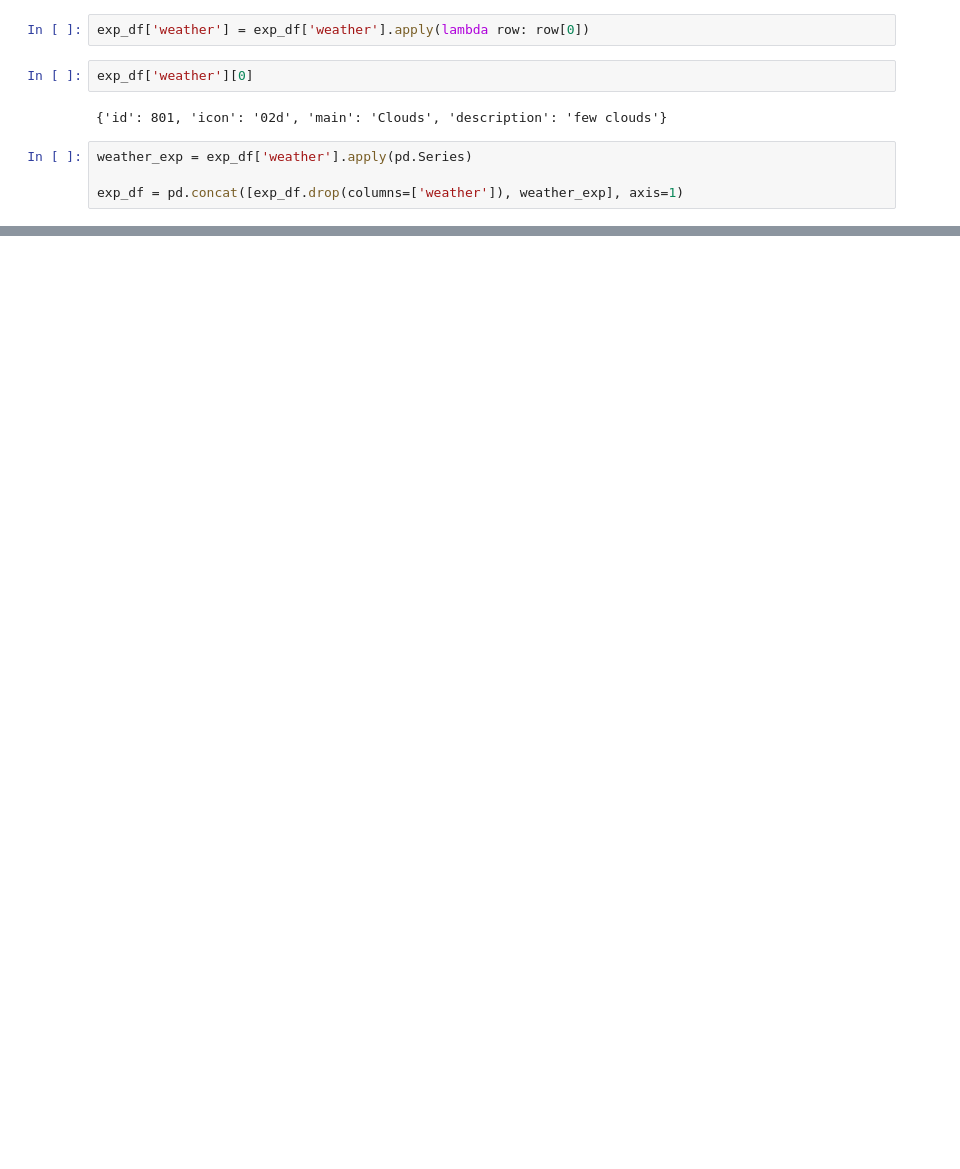
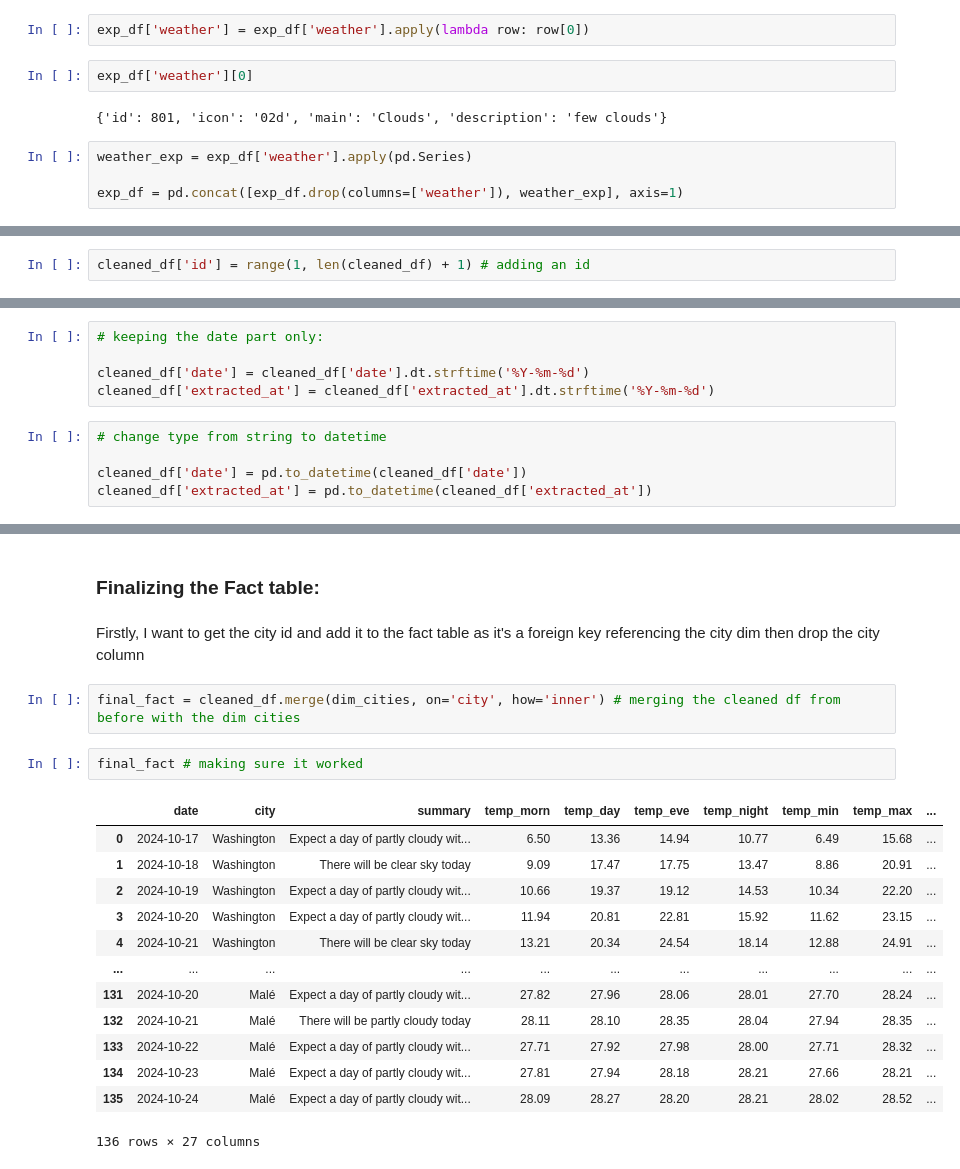
Before and after one commit to reinefakih/BlinkMetrics-Data-Engineering-Project, a Jupyter notebook: testing/transformations_test.ipynb, the cells around one changed output, grey strips where cells are left out. Saved outputs shown, nothing was run; the diff lists cells and outputs as text; blank space fills up the shorter version.

Commit message:
Updated and finalized the transformation testing notebook

```diff
--- a/testing/transformations_test.ipynb
+++ b/testing/transformations_test.ipynb
@@ -446,0 +569,2 @@ exp_df.head()
+# %%
+cleaned_df['id'] = range(1, len(cleaned_df) + 1) # adding an id
@@ -446,0 +582,10 @@ exp_df.head()
+# %%
+# keeping the date part only:
+
+cleaned_df['date'] = cleaned_df['date'].dt.strftime('%Y-%m-%d')
+cleaned_df['extracted_at'] = cleaned_df['extracted_at'].dt.strftime('%Y-%m-%d')
+# %%
+# change type from string to datetime
+
+cleaned_df['date'] = pd.to_datetime(cleaned_df['date'])
+cleaned_df['extracted_at'] = pd.to_datetime(cleaned_df['extracted_at'])
@@ -446,0 +622,22 @@ exp_df.head()
+# %% [markdown]
+### Finalizing the Fact table:
+# %% [markdown]
+Firstly, I want to get the city id and add it to the fact table as it's a foreign key referencing the city dim then drop the city column
+# %%
+final_fact = cleaned_df.merge(dim_cities, on='city', how='inner') # merging the cleaned df from before with the dim cities
+# %%
+final_fact # making sure it worked
+# %% [output]
+|  | date | city | summary | temp_morn | temp_day | temp_eve | temp_night | temp_min | temp_max | ... |
+| 0 | 2024-10-17 | Washington | Expect a day of partly cloudy wit... | 6.50 | 13.36 | 14.94 | 10.77 | 6.49 | 15.68 | ... |
+| 1 | 2024-10-18 | Washington | There will be clear sky today | 9.09 | 17.47 | 17.75 | 13.47 | 8.86 | 20.91 | ... |
+| 2 | 2024-10-19 | Washington | Expect a day of partly cloudy wit... | 10.66 | 19.37 | 19.12 | 14.53 | 10.34 | 22.20 | ... |
+| 3 | 2024-10-20 | Washington | Expect a day of partly cloudy wit... | 11.94 | 20.81 | 22.81 | 15.92 | 11.62 | 23.15 | ... |
+| 4 | 2024-10-21 | Washington | There will be clear sky today | 13.21 | 20.34 | 24.54 | 18.14 | 12.88 | 24.91 | ... |
+| ... | ... | ... | ... | ... | ... | ... | ... | ... | ... | ... |
+| 131 | 2024-10-20 | Malé | Expect a day of partly cloudy wit... | 27.82 | 27.96 | 28.06 | 28.01 | 27.70 | 28.24 | ... |
+| 132 | 2024-10-21 | Malé | There will be partly cloudy today | 28.11 | 28.10 | 28.35 | 28.04 | 27.94 | 28.35 | ... |
+| 133 | 2024-10-22 | Malé | Expect a day of partly cloudy wit... | 27.71 | 27.92 | 27.98 | 28.00 | 27.71 | 28.32 | ... |
+| 134 | 2024-10-23 | Malé | Expect a day of partly cloudy wit... | 27.81 | 27.94 | 28.18 | 28.21 | 27.66 | 28.21 | ... |
+| 135 | 2024-10-24 | Malé | Expect a day of partly cloudy wit... | 28.09 | 28.27 | 28.20 | 28.21 | 28.02 | 28.52 | ... |
+136 rows × 27 columns
```
Also changed, not shown: parts of 80 cells of this notebook.
